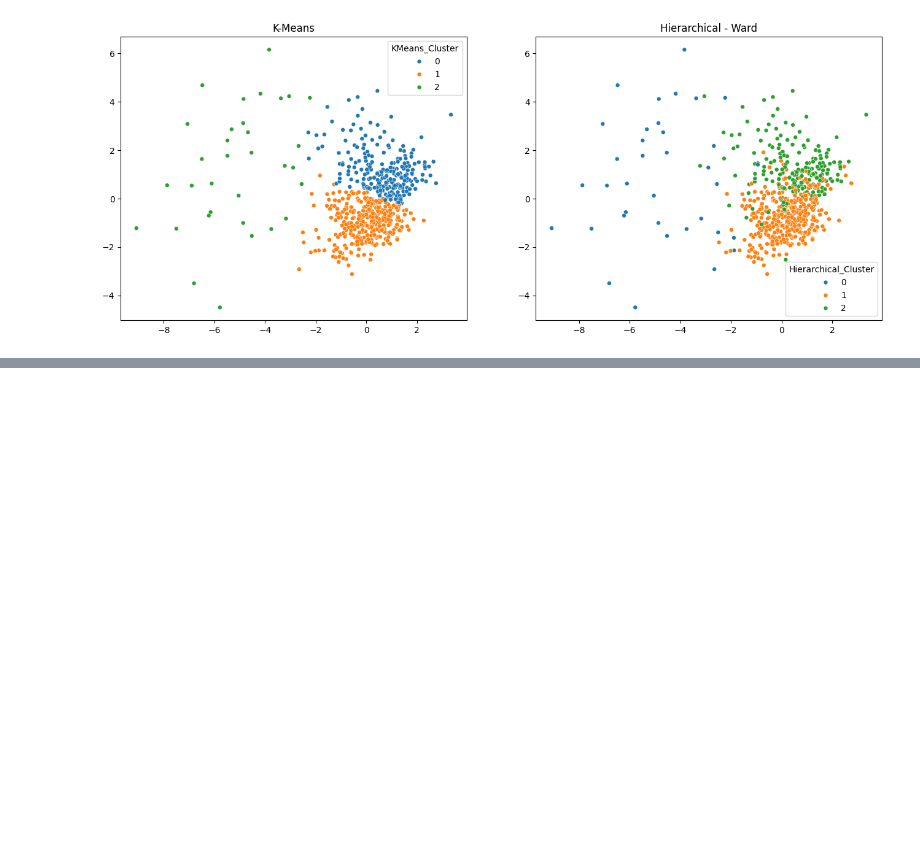
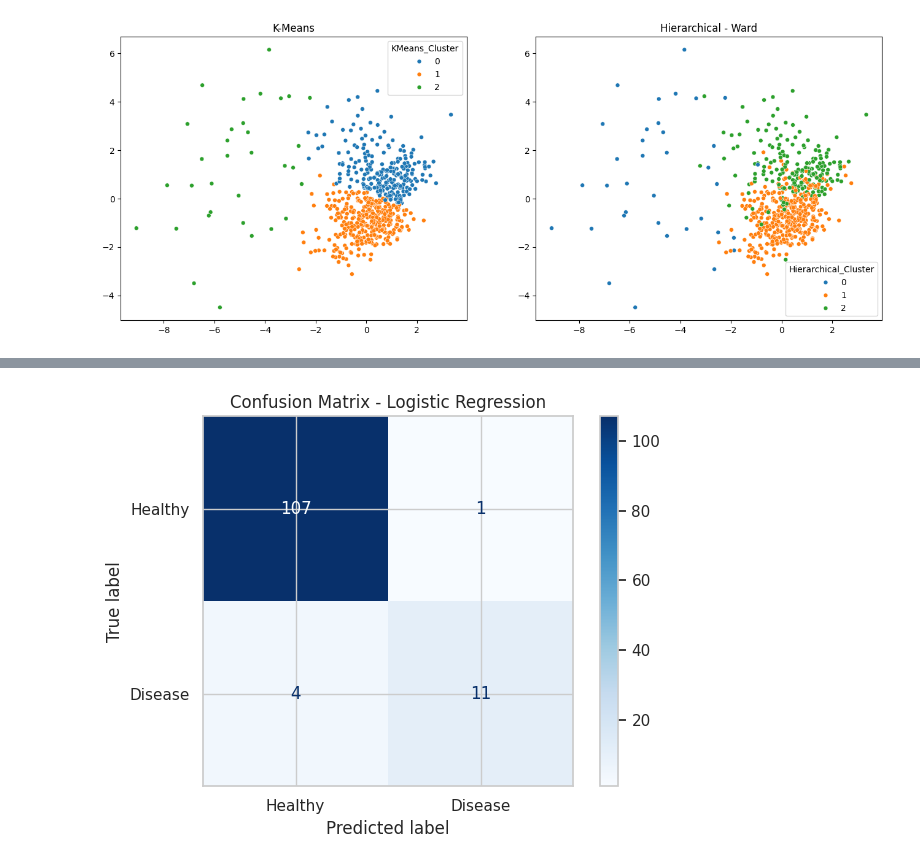
Before and after one commit to abhaymittal7/abhaymittal_eda, a Jupyter notebook: Untitled0.ipynb, the cells around one changed output, grey strips where cells are left out. Saved outputs shown, nothing was run; the diff lists cells and outputs as text; code cells hidden in the pictures; blank space fills up the shorter version.

```diff
--- a/Untitled0.ipynb
+++ b/Untitled0.ipynb
@@ -941,0 +1307,20 @@ Adjusted Rand Index (Hierarchical vs Diagnosis): 0.2446
+# %%
+# Predict the classes of the test records
+
+y_pred = logistic_model.predict(X_test)
+
+# Obtain predicted probabilities for the Disease class
+disease_class_index = list(
+    logistic_model.named_steps["classifier"].classes_
+).index("Disease")
+
+y_prob = logistic_model.predict_proba(X_test)[:, disease_class_index]
+
+# Compare actual and predicted values
+comparison = pd.DataFrame({
+    "Actual Diagnosis": y_test.to_numpy(),
+    "Predicted Diagnosis": y_pred,
+    "Predicted Disease Probability": y_prob
+})
+
+display(comparison.head(15))
@@ -941,0 +1414,21 @@ Adjusted Rand Index (Hierarchical vs Diagnosis): 0.2446
+# %%
+# Generate the confusion matrix
+
+cm = confusion_matrix(
+    y_test,
+    y_pred,
+    labels=["Healthy", "Disease"]
+)
+
+disp = ConfusionMatrixDisplay(
+    confusion_matrix=cm,
+    display_labels=["Healthy", "Disease"]
+)
+
+disp.plot(cmap="Blues", values_format="d")
+
+plt.title("Confusion Matrix - Logistic Regression")
+plt.tight_layout()
+plt.show()
+# %% [output]
+[figure, added]
```
Also changed, not shown: parts of 17 cells of this notebook.
